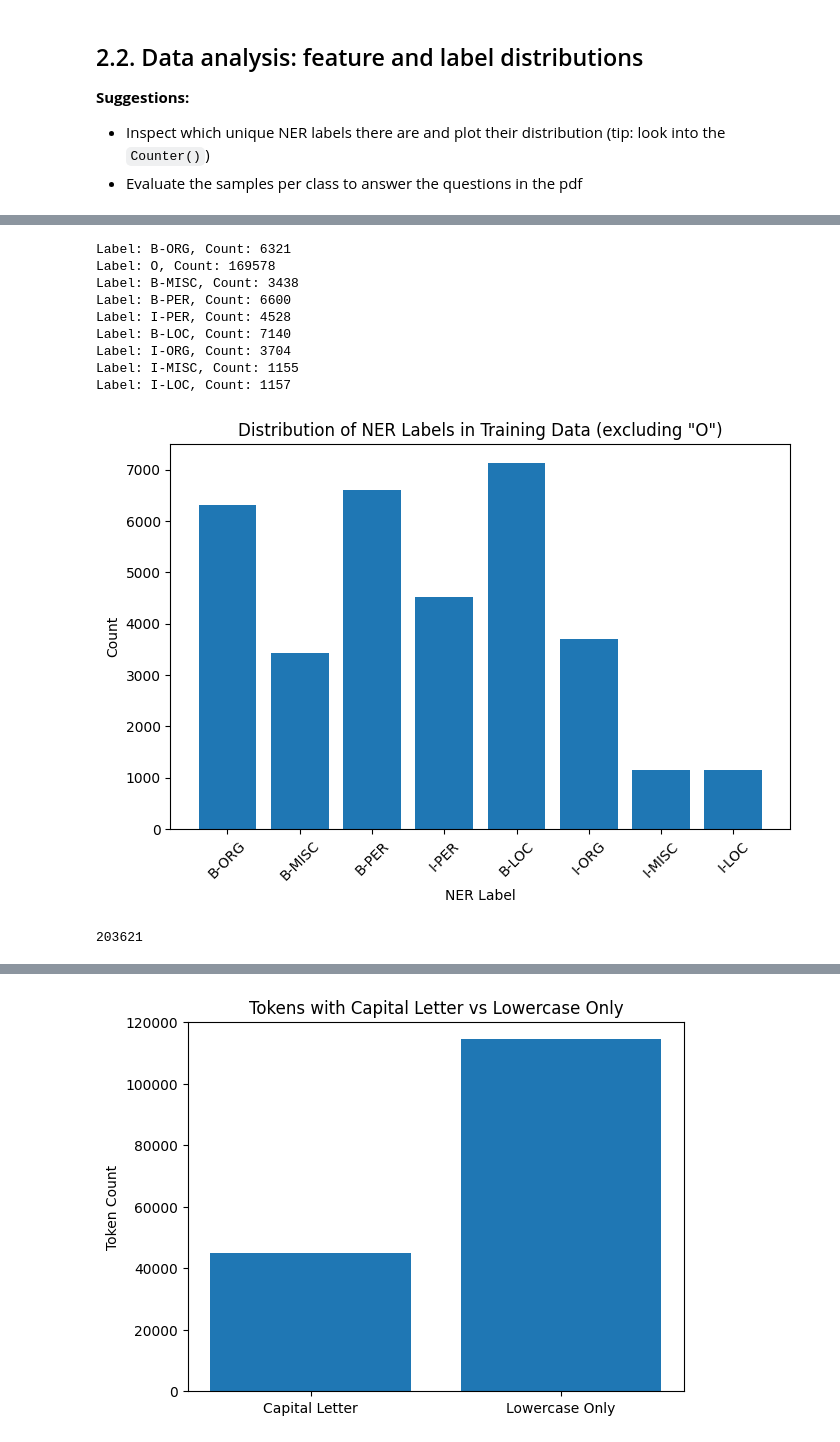
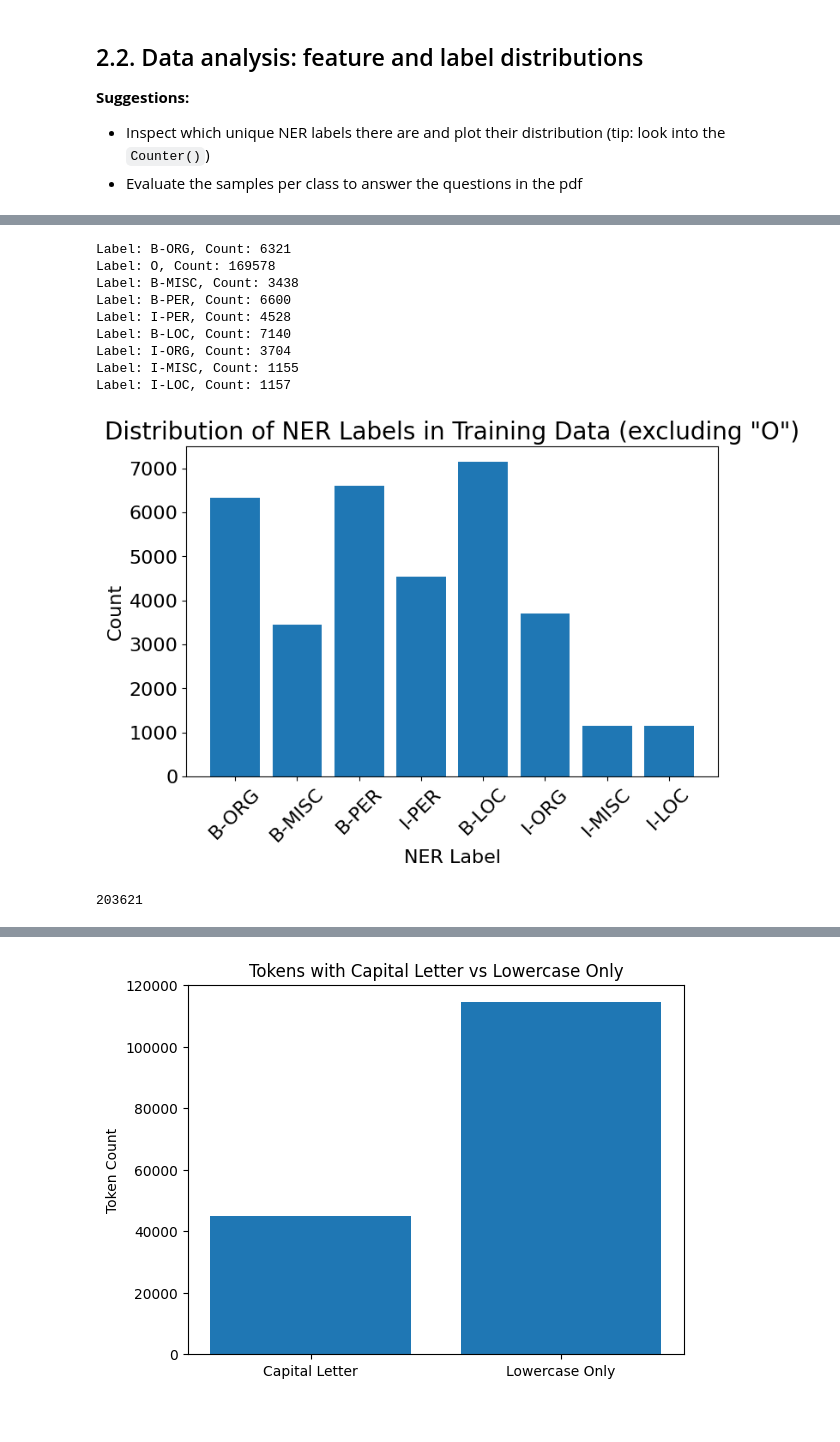
Before and after one commit to v0807/ma-ml4nlp-labs, a Jupyter notebook: code/assignment1/basic_system.ipynb, the cells around one changed output, grey strips where cells are left out. Saved outputs shown, nothing was run; the diff lists cells and outputs as text; code cells hidden in the pictures; blank space fills up the shorter version.

```diff
--- a/code/assignment1/basic_system.ipynb
+++ b/code/assignment1/basic_system.ipynb
@@ -100,10 +99,11 @@ Counter(targets)
 plt.figure(figsize=(8, 5))
 target_counts = Counter(targets)
 plt.bar(target_counts.keys(), target_counts.values())
-plt.xlabel('NER Label')
-plt.ylabel('Count')
-plt.title('Distribution of NER Labels in Training Data')
-plt.xticks(rotation=45)
+plt.xlabel('NER Label', fontsize=16)
+plt.ylabel('Count', fontsize=16)
+plt.title('Distribution of NER Labels in Training Data', fontsize=20)
+plt.xticks(rotation=45, fontsize=16)
+plt.yticks(fontsize=16)
 plt.show()
 
 for key, value in target_counts.items():
@@ -113,10 +113,12 @@ for key, value in target_counts.items():
 filtered_counts = Counter({k: v for k, v in target_counts.items() if k != 'O'})
 plt.figure(figsize=(8, 5))
 plt.bar(filtered_counts.keys(), filtered_counts.values())
-plt.xlabel('NER Label')
-plt.ylabel('Count')
-plt.title('Distribution of NER Labels in Training Data (excluding "O")')
+plt.xlabel('NER Label', fontsize=16)
+plt.ylabel('Count', fontsize=16)
+plt.title('Distribution of NER Labels in Training Data (excluding "O")', fontsize=20)
 plt.xticks(rotation=45)
+plt.xticks(fontsize = 16)
+plt.yticks(fontsize = 16)
 plt.show()
 
 print(len(targets))
@@ -125,13 +127,13 @@ print(len(targets))
 Label: B-ORG, Count: 6321
 Label: O, Count: 169578
 Label: B-MISC, Count: 3438
 Label: B-PER, Count: 6600
 Label: I-PER, Count: 4528
 Label: B-LOC, Count: 7140
 Label: I-ORG, Count: 3704
 Label: I-MISC, Count: 1155
 Label: I-LOC, Count: 1157
-[figure, old version]
+[figure, new version]
 203621
 # %%
 # POS distribution
```
Also changed, not shown: parts of 10 cells of this notebook, 24 other files.
